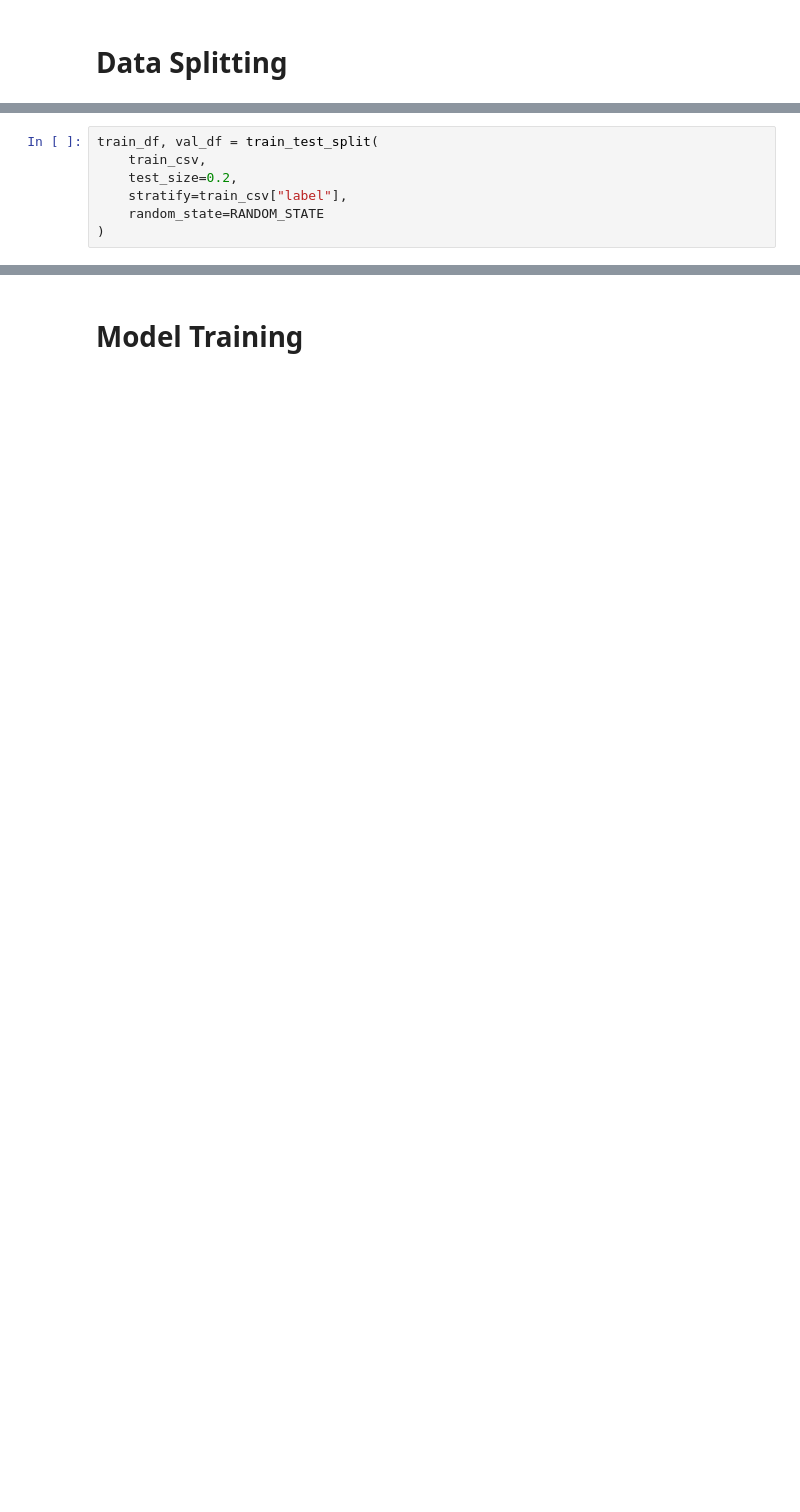
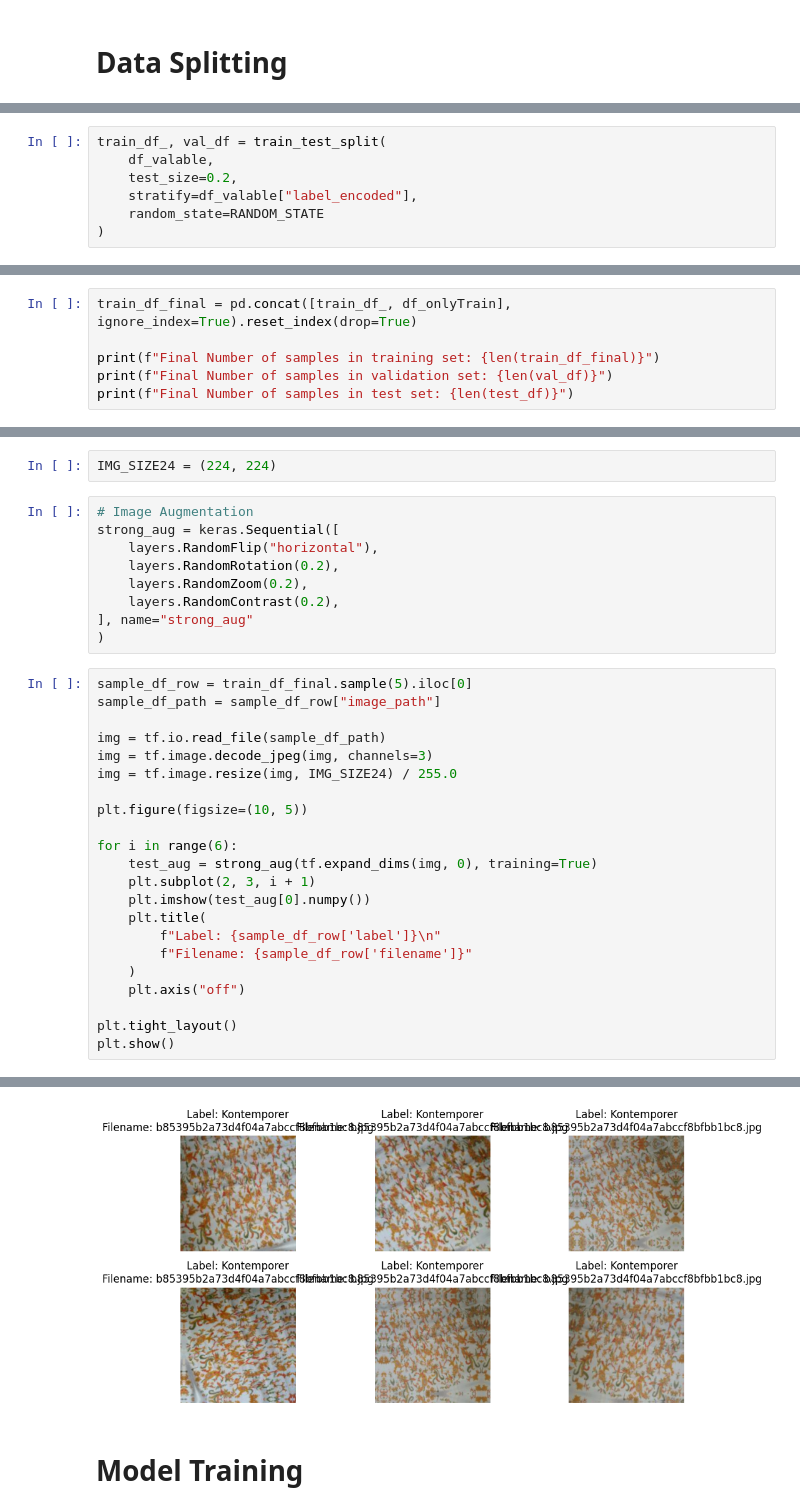
Before and after one commit to lookas15/DL_Batik-Image-Classification, a Jupyter notebook: notebook.ipynb, the cells around one changed output, grey strips where cells are left out. Saved outputs shown, nothing was run; the diff lists cells and outputs as text; blank space fills up the shorter version.

```diff
--- a/notebook.ipynb
+++ b/notebook.ipynb
@@ -293,7 +304,7 @@ strong_aug = tf.keras.Sequential([
 # %%
-train_df, val_df = train_test_split(
-    train_csv,
+train_df_, val_df = train_test_split(
+    df_valable,
     test_size=0.2,
-    stratify=train_csv["label"],
+    stratify=df_valable["label_encoded"],
     random_state=RANDOM_STATE
 )
@@ -303,0 +311,6 @@ ValueError: The least populated class in y has only 1 member, which is too few.
+# %%
+train_df_final = pd.concat([train_df_, df_onlyTrain], ignore_index=True).reset_index(drop=True)
+
+print(f"Final Number of samples in training set: {len(train_df_final)}")
+print(f"Final Number of samples in validation set: {len(val_df)}")
+print(f"Final Number of samples in test set: {len(test_df)}")
@@ -303,0 +351,34 @@ ValueError: The least populated class in y has only 1 member, which is too few.
+# %%
+IMG_SIZE24 = (224, 224)
+# %%
+# Image Augmentation
+strong_aug = keras.Sequential([
+    layers.RandomFlip("horizontal"),
+    layers.RandomRotation(0.2),
+    layers.RandomZoom(0.2),
+    layers.RandomContrast(0.2),
+], name="strong_aug"
+)
+# %%
+sample_df_row = train_df_final.sample(5).iloc[0]
+sample_df_path = sample_df_row["image_path"]
+
+img = tf.io.read_file(sample_df_path)
+img = tf.image.decode_jpeg(img, channels=3)
+img = tf.image.resize(img, IMG_SIZE24) / 255.0
+
+plt.figure(figsize=(10, 5))
+
+for i in range(6):
+    test_aug = strong_aug(tf.expand_dims(img, 0), training=True)
+    plt.subplot(2, 3, i + 1)
+    plt.imshow(test_aug[0].numpy())
+    plt.title(
+        f"Label: {sample_df_row['label']}\n"
+        f"Filename: {sample_df_row['filename']}"
+    )
+    plt.axis("off")
+
+plt.tight_layout()
+plt.show()
+# %% [output]
@@ -304,2 +402,3 @@ ValueError: The least populated class in y has only 1 member, which is too few.
+[figure, added]
 # %% [markdown]
 # Model Training
```
Also changed, not shown: parts of 38 cells of this notebook.
